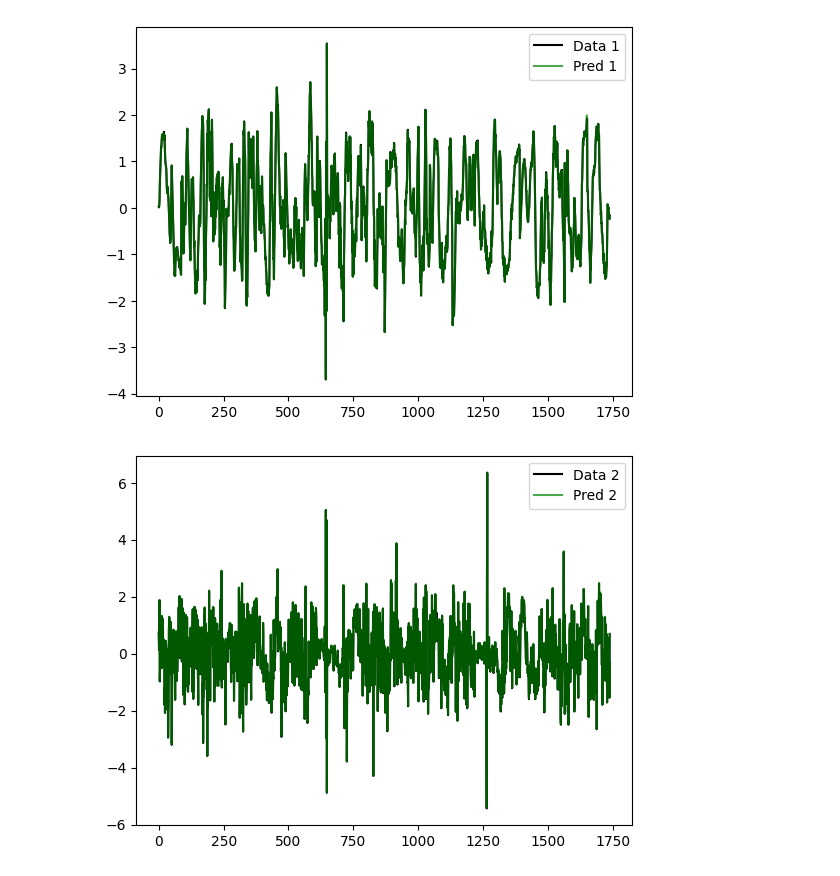
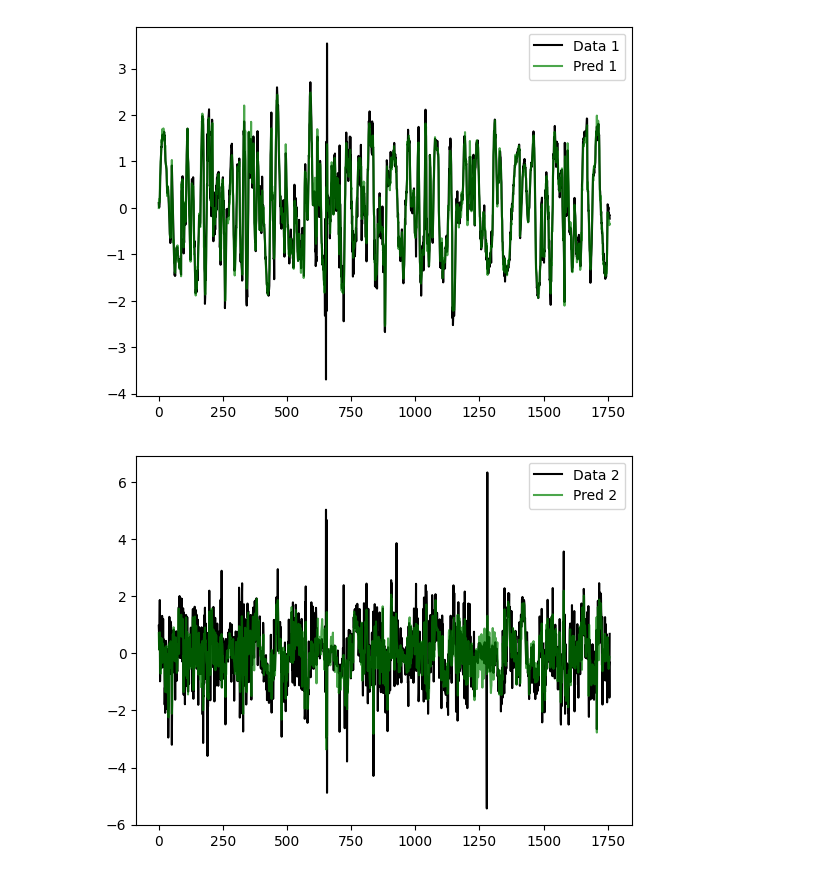
Before and after one commit to ZYVE255/encs6181_project, a Jupyter notebook: drone_sim_dcm.ipynb, the cells around one changed output. Drawn from its saved outputs; the diff is of its cells as text; code cells hidden in the pictures.

```diff
--- a/drone_sim_dcm.ipynb
+++ b/drone_sim_dcm.ipynb
@@ -65,7 +66,8 @@ def process_trajectory(traj, data_params, train_mode=False):
         gyro_integration = np.zeros_like(gyro_data)
         gyro_integration[0,:] = gnd_att[0,:]
         for i in range(1, gyro_integration.shape[0]):
-            gyro_integration[i,:] = gyro_integration[i-1,:] + gyro_data[i,:]
+            gyro_integration[i,:] = gyro_integration[i-1,:] + (gyro_data[i,[1, 0, 2]] * [-1, 1, 1])
+        # gyro_integration = gyro_integration[:, [1, 0, 2]] * [-1, 1, 1]
         attitude_data = gyro_integration
 
     """Transfor accelerometer from body to nav"""
@@ -168,3 +170,19 @@ def test_model(traj, model, data_params):
             Y_ = model(X_)
             Y_pred_[i,:] = Y_
     return Y_pred_, gps_delta
+# %%
+f = h5py.File('data/drone_sim/sunny.hdf5')
+traj_name = f"trajectory_0015"
+traj = f[traj_name]
+
+gnd_pos = traj["groundtruth"]["position"]
+
+ax = plt.figure(figsize=(10,10)).add_subplot(projection='3d')
+ax.plot(gnd_pos[:,0], gnd_pos[:,1], gnd_pos[:,2], c="blue")
+ax.scatter(gnd_pos[0,0], gnd_pos[0,1], gnd_pos[0,2], c="red", label="Start")
+ax.set_xlabel("x-Position (m)")
+ax.set_ylabel("y-Position (m)")
+ax.set_zlabel("Altitude (m)")
+# ax.legend()
+ax.set_box_aspect(None, zoom=0.75)
+plt.show()
@@ -173,7 +193,7 @@ f = h5py.File('data/drone_sim/sunny.hdf5')
 train_set = ['0000', '0001', '0002', '0003', '0004', '0005', '0006', '0007', '0008', '0009',
              '0010', '0011', '0012', '0013', '0014', '0015', '0016', '0017', '0018', '0019']
 
-data_params = {"MODEL_DELAY": 2,
+data_params = {"MODEL_DELAY": 1,
                "NORMALIZE_INPUT": 1,
                "NORMALIZE_OUTPUT": 1,
                "INPUT_ACCL": 1,
@@ -182,7 +202,7 @@ data_params = {"MODEL_DELAY": 2,
                "INPUT_VELO": 1,
                "INPUT_POUT": 1,
                "TRUE_ATT": 1,
-               "TRUE_VEL": 1,
+               "TRUE_VEL": 0,
                "ACCEL_TO_NAV": 1
 }
 
@@ -222,7 +246,8 @@ for i, traj_num in enumerate(train_set):
 # %%
 """Least-squares fitting"""
 # Train LS model
-BETA_REG = 1e-1
+BETA_REG = 1e-5
+tic = time.time()
 dp_, features_ = X_train.shape
 _, outputs_ = Y_train.shape
 w_ls = np.zeros(shape=(outputs_, features_, 1))
@@ -230,6 +255,8 @@ Y_train_ls = np.zeros(shape=(dp_, outputs_))
 for i in range(outputs_):
     w_ls[i,:,:] = np.expand_dims(np.linalg.inv(X_train.T @ X_train + BETA_REG*np.eye(X_train.shape[1])) @ X_train.T @ Y_train[:,i], axis=1)
     Y_train_ls[:,i] = (X_train @ w_ls[i,:,:]).flatten()
+toc = time.time()
+print(toc-tic)
 
 def model_ls(x):
     outputs_, _, _ = w_ls.shape
@@ -277,7 +309,7 @@ NUM_HIDDEN_LAYERS = 128
 LEARNING_RATE = 1e-1
 MOMENTUM = 0.9
 WEIGHT_DECAY = 0
-NUM_EPOCHS = 10000
+NUM_EPOCHS = 200
 
 # Define model, loss function, and search algorithm
 model = torch.nn.Sequential(
@@ -290,7 +322,8 @@ model = torch.nn.Sequential(
     torch.nn.Linear(in_features=8, out_features=outputs)
 )
 loss = torch.nn.MSELoss()
-optimizer = torch.optim.SGD(model.parameters(), lr=LEARNING_RATE, momentum=MOMENTUM, weight_decay=WEIGHT_DECAY)
+# optimizer = torch.optim.Adam(model.parameters(), lr=LEARNING_RATE, momentum=MOMENTUM, weight_decay=WEIGHT_DECAY)
+optimizer = torch.optim.Adam(model.parameters(), lr=0.001)
 
 # Train model
 model.train()
@@ -344,5 +363,5 @@ Epoch 10000, training loss: 0.0002
-[figure, old version]
+[figure, new version]
-[figure, old version]
+[figure, new version]
 # %%
 """Neural network testing"""
 f = h5py.File('data/drone_sim/sunny.hdf5')
```
Also changed, not shown: parts of 22 cells of this notebook.
